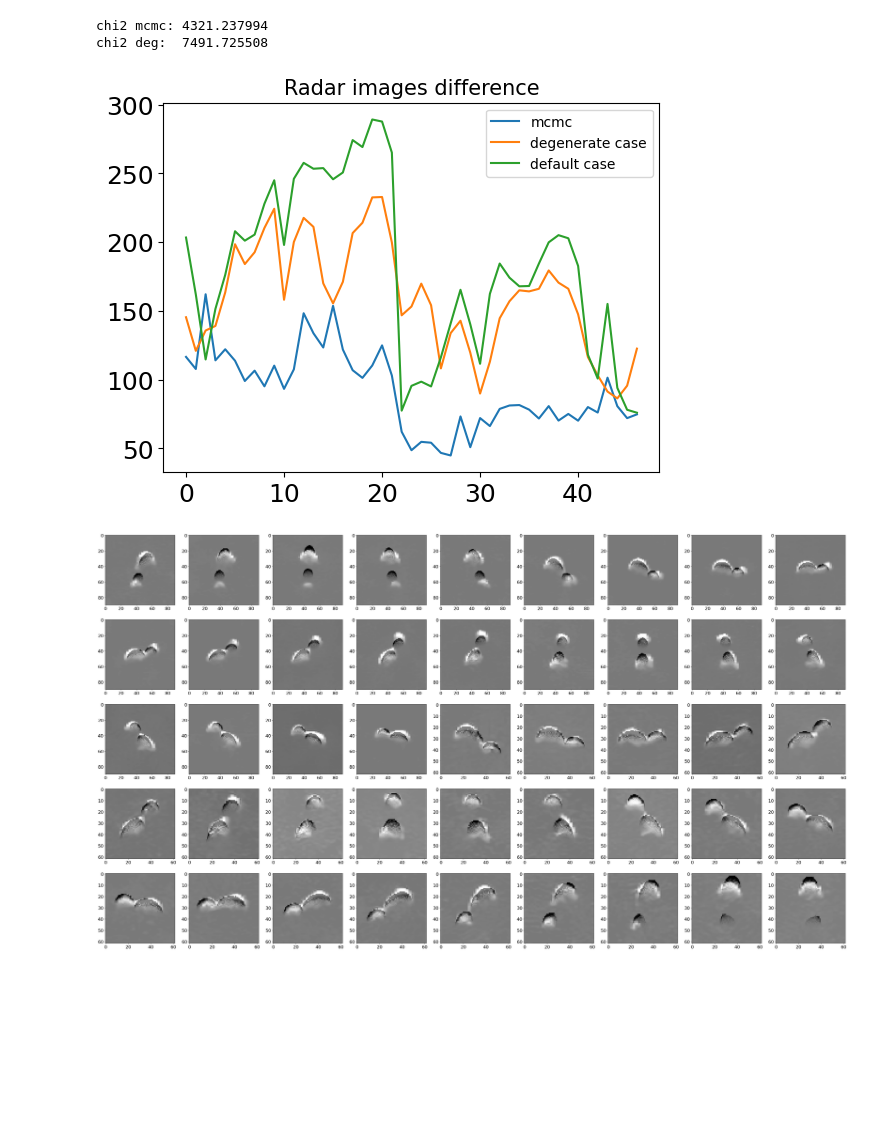
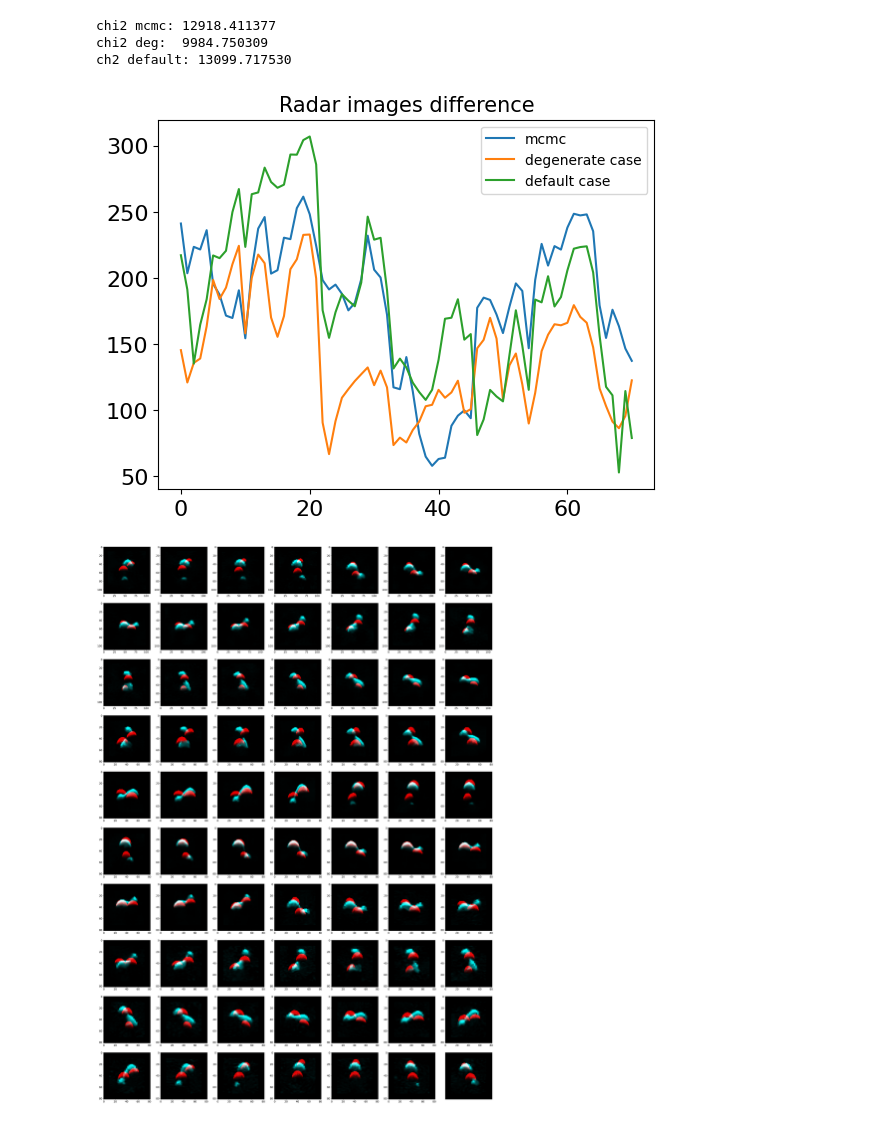
Before and after one commit to IgorEnergyOne/Binary_mcmc, a Jupyter notebook: double_mcmc_binary.ipynb, the cells around one changed output. Saved outputs shown, nothing was run; the diff lists cells and outputs as text; code cells hidden in the pictures; blank space fills up the shorter version.

Commit message:
updated notebook to work with new parameters

```diff
--- a/double_mcmc_binary.ipynb
+++ b/double_mcmc_binary.ipynb
@@ -317,8 +212,7 @@ nan nan
 # pickle.dump(sampler, file=file_pick)
 # %%
 import pickle
-file_pick = open('both_mcmc_test.obj', 'rb')
-#file_pick = open('mcmc_results_keyinterrupt.obj', 'rb')
+file_pick = open('mcmc_results.obj', 'rb')
 sampler = pickle.load(file_pick)
 # %%
 samples_flat = sampler.flatchain
@@ -423,10 +339,12 @@ plt.show()
 # %%
 Nalpha=50
 dalphadbeta = math.pi**2/Nalpha**2
-diff_best, imgs = images_diff(best_params, radar_image_params, radar_images_obs, position_vecs, mult=500)
-diff_deg, imgs_deg = images_diff([1e-5, 1e-5, 1e-5, 1e-5, 1e-5, 1e-5, 0, 0, 0], radar_image_params,
+#best_params =  [1.412, 0.9, 1.0, 0.75, 0.7, 0.6, 5.16, -1.294, 5.586]
+#best_params = [1.087, 0.758, 0.753, 1.067, 0.971, 0.858, 3.539, -1.401, 3.845]
+diff_best, imgs = images_diff(best_params, radar_image_params, radar_images_obs, position_vecs, mult=450, Nalpha=50)
+diff_deg, imgs_deg = images_diff([1e-5, 1e-5, 1e-5, 1e-5, 1e-5, 1e-5, 0, 0, 0, 5.022 / 24, 2000], radar_image_params,
                            radar_images_obs, position_vecs)
-diff_def, imgs_def = images_diff([1.0, 1.0, 1.0, 1.0, 1.0, 1.0, 0, 0, 0], radar_image_params,
+diff_def, imgs_def = images_diff([1.0, 1.0, 1.0, 1.0, 1.0, 1.0, 0, 0, 0,  5.022 / 24, 2000], radar_image_params,
                            radar_images_obs, position_vecs)
 plt.title('Radar images difference')
 plt.plot(diff_best, label='mcmc')
@@ -435,17 +353,23 @@ plt.plot(diff_def, label='default case')
 plt.legend()
 print(f'chi2 mcmc: {np.sum(diff_best):2f}',)
 print(f'chi2 deg:  {np.sum(diff_deg):2f}')
+print(f'ch2 default: {np.sum(diff_def):2f}')
 # %% [output]
-chi2 mcmc: 4321.237994
-chi2 deg:  7491.725508
+chi2 mcmc: 12918.411377
+chi2 deg:  9984.750309
+ch2 default: 13099.717530
-[figure, old version]
+[figure, new version]
 # %%
-rows = 5
-cols = 9
+rows = 10
+cols = 7
 fig, axarr = plt.subplots(rows, cols, figsize=(6 * cols, 6 * rows), dpi=100)
-for idx_img in range(0, 45):
+for idx_img in range(1, 71):
     # use the created array to output your multiple images. In this case I have stacked 4 images vertically
-    axarr[idx_img // cols][idx_img % cols].imshow(imgs[idx_img], cmap='gray', interpolation='nearest')
+    axarr[(idx_img-1) // cols][(idx_img-1) % cols].imshow(imgs[idx_img], interpolation='nearest')
+    plt.tick_params(left = False, right = False , labelleft = False ,
+                labelbottom = False, bottom = False)
+
+#plt.savefig('images/radar_images.pdf', bbox_inches='tight', format='pdf')
 plt.show()
 # %% [output]
-[figure, old version]
+[figure, new version]
```
Also changed, not shown: parts of 20 cells of this notebook.
